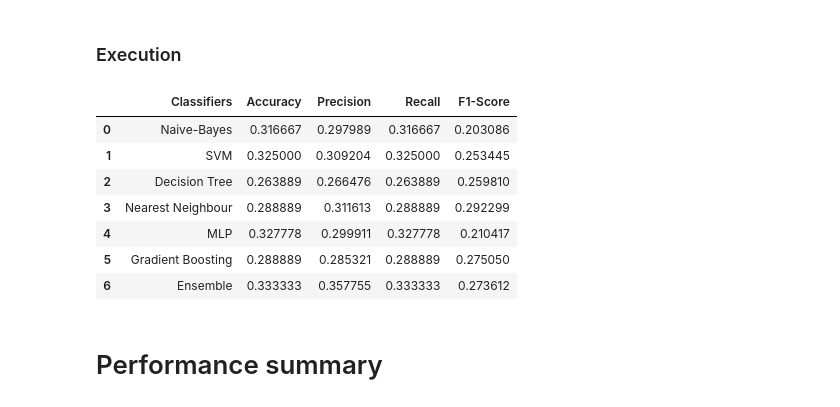
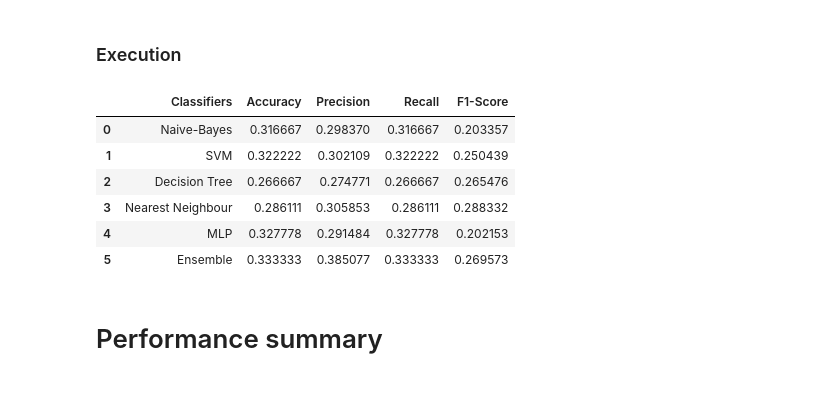
Before and after one commit to rtafurthgarcia/COM763-Assignment, a Jupyter notebook: train.ipynb, the cells around one changed output. Cells and saved outputs as stored; diff of their text form; code cells hidden in the pictures.

```diff
--- a/train.ipynb
+++ b/train.ipynb
@@ -82,14 +82,11 @@ from sklearn import set_config
 set_config(transform_output="pandas")
 
 def sqrt_transform(df):
-    # df is a DataFrame with one column (latency)
     result = np.sqrt(df.values)
     return pd.DataFrame(result, index=df.index, columns=["sqrt"])
 
 nb_preprocessing = ColumnTransformer([
-    # Scale original latency and hops
     ("sqrt", FunctionTransformer(sqrt_transform), ["latency"]),
-    # Add sqrt(latency) as a new column (not scaled here)
     ("untouched", FunctionTransformer(lambda x: x), ["hops"])
 ], remainder='passthrough')
 
@@ -101,8 +98,7 @@ label_column = 'remainder__ground_truth'
 x_train = prepared_train_set[feature_columns]   # type: ignore # shape (n_samples, 2)
 y_train = prepared_train_set[label_column] # type: ignore
 
-x_test = prepared_dev_set[feature_colum
-ns] # type: ignore
+x_test = prepared_dev_set[feature_columns] # type: ignore
 y_test = prepared_dev_set[label_column] # type: ignore
 
 prepared_dev_set
@@ -452,5 +441,0 @@ ValueError: loss='exponential' is only suitable for a binary classification prob
-# %%
-gdc = GradientBoostingClassifier(**gd_gdc.best_params_,  random_state=42).fit(x_train, y_train)
-gdc_predictions = gdc.predict(x_test)
-results.append(("Gradient Boosting", y_test, gdc_predictions))
-generate_metrics(results)
@@ -471,30 +448,30 @@ generate_metrics(results)
 # %%
 from sklearn.metrics import classification_report
 from sklearn.ensemble import VotingClassifier
 
 ensemble = VotingClassifier(estimators=[
     ("Naive-Bayes", gnb),
     #("SVM", svc),
     ("Decision Tree", dtc),
     ("Nearest Neighbour", nnc),
-    ("Multilayer perceptron", mlp)
+    ("Multilayer perceptron", mlp),
+    #("Gradient Boost", gdc)
 ], voting="hard").fit(x_train, y_train)
 
 ensemble_predictions = ensemble.predict(x_test)
 report = classification_report(y_test, ensemble_predictions)
 #print(report)
 
 results.append(("Ensemble", y_test, ensemble_predictions))
 generate_metrics(results)
 # %% [output]
 |  | Classifiers | Accuracy | Precision | Recall | F1-Score |
-| 0 | Naive-Bayes | 0.316667 | 0.297989 | 0.316667 | 0.203086 |
-| 1 | SVM | 0.325000 | 0.309204 | 0.325000 | 0.253445 |
-| 2 | Decision Tree | 0.263889 | 0.266476 | 0.263889 | 0.259810 |
-| 3 | Nearest Neighbour | 0.288889 | 0.311613 | 0.288889 | 0.292299 |
-| 4 | MLP | 0.327778 | 0.299911 | 0.327778 | 0.210417 |
-| 5 | Gradient Boosting | 0.288889 | 0.285321 | 0.288889 | 0.275050 |
-| 6 | Ensemble | 0.333333 | 0.357755 | 0.333333 | 0.273612 |
+| 0 | Naive-Bayes | 0.316667 | 0.298370 | 0.316667 | 0.203357 |
+| 1 | SVM | 0.322222 | 0.302109 | 0.322222 | 0.250439 |
+| 2 | Decision Tree | 0.266667 | 0.274771 | 0.266667 | 0.265476 |
+| 3 | Nearest Neighbour | 0.286111 | 0.305853 | 0.286111 | 0.288332 |
+| 4 | MLP | 0.327778 | 0.291484 | 0.327778 | 0.202153 |
+| 5 | Ensemble | 0.333333 | 0.385077 | 0.333333 | 0.269573 |
 # %% [markdown]
 # Performance summary
 # %%
```
Also changed, not shown: parts of 14 cells of this notebook, 4 other files.
